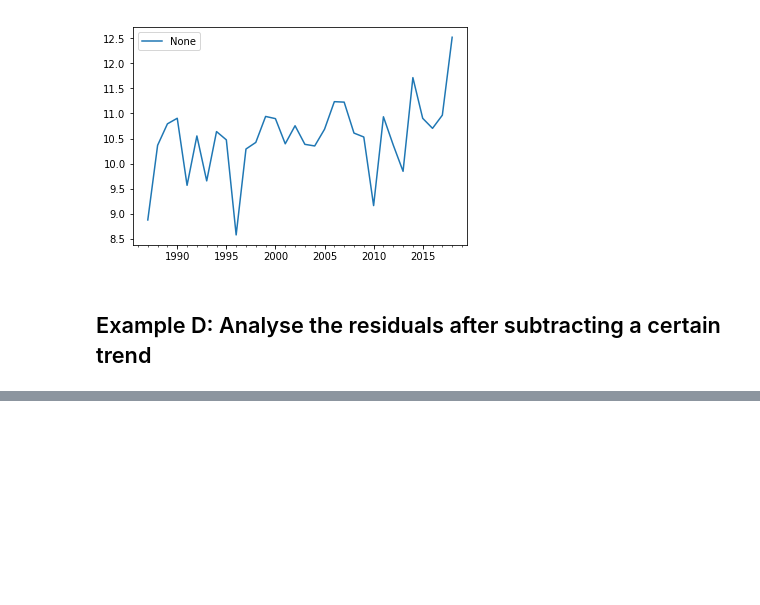
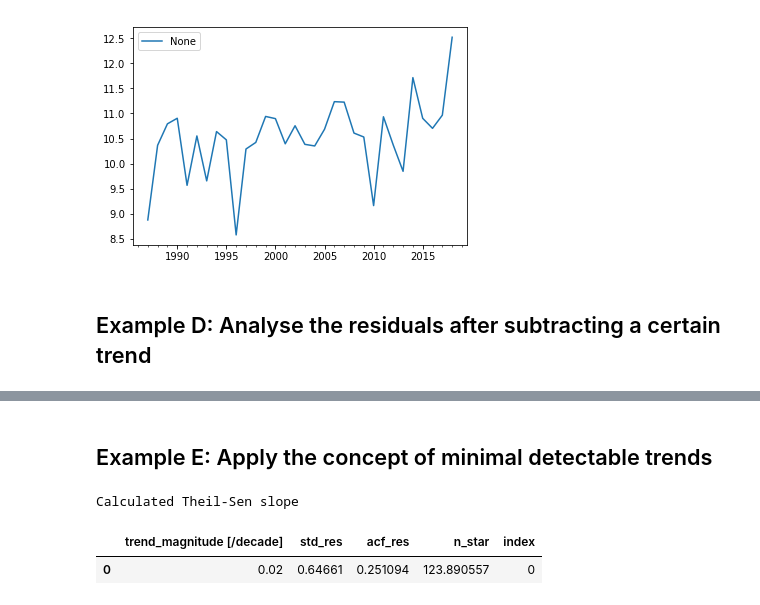
Before and after one commit to bascrezee/trend_framework, a Jupyter notebook: examples_general.ipynb, the cells around one changed output, grey strips where cells are left out. Saved outputs shown, nothing was run; the diff lists cells and outputs as text; code cells hidden in the pictures; blank space fills up the shorter version.

```diff
--- a/examples_general.ipynb
+++ b/examples_general.ipynb
@@ -158 +158,10 @@ Calculated Theil-Sen slope
 [figure]
+# %% [markdown]
+## Example E: Apply the concept of minimal detectable trends
+# %%
+mydat.reset()
+mydat.weatherhead_framework(trend_magnitude=0.02) # Taken from GCOS table
+# %% [output]
+Calculated Theil-Sen slope
+|  | trend_magnitude [/decade] | std_res | acf_res | n_star | index |
+| 0 | 0.02 | 0.64661 | 0.251094 | 123.890557 | 0 |
```
Also changed, not shown: parts of 7 cells of this notebook.
